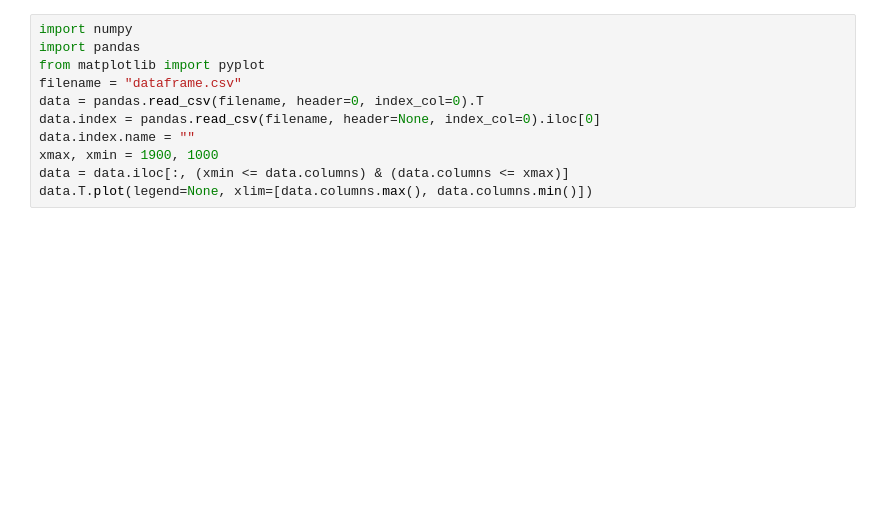
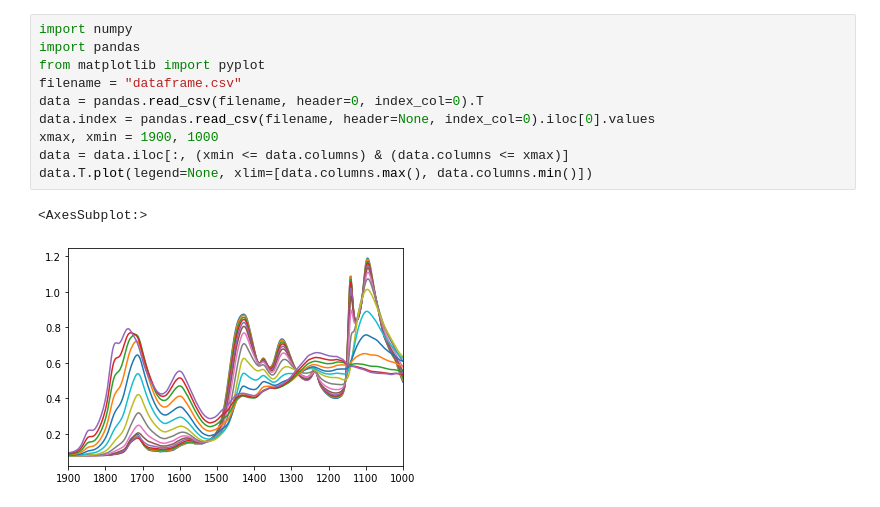
Before and after one commit to shigemorita/VibSpec, a Jupyter notebook: ipywidgets.ipynb, the cells around one changed output. Saved outputs shown, nothing was run; the diff lists cells and outputs as text; blank space fills up the shorter version.

```diff
--- a/ipywidgets.ipynb
+++ b/ipywidgets.ipynb
@@ -1,12 +1,14 @@
 # %%
 import numpy
 import pandas
 from matplotlib import pyplot
 filename = "dataframe.csv"
 data = pandas.read_csv(filename, header=0, index_col=0).T
-data.index = pandas.read_csv(filename, header=None, index_col=0).iloc[0]
-data.index.name = ""
+data.index = pandas.read_csv(filename, header=None, index_col=0).iloc[0].values
 xmax, xmin = 1900, 1000
 data = data.iloc[:, (xmin <= data.columns) & (data.columns <= xmax)]
 data.T.plot(legend=None, xlim=[data.columns.max(), data.columns.min()])
+# %% [output]
+<AxesSubplot:>
+[figure, added]
 # %%
```
Also changed, not shown: parts of 7 cells of this notebook, 10 other files.
